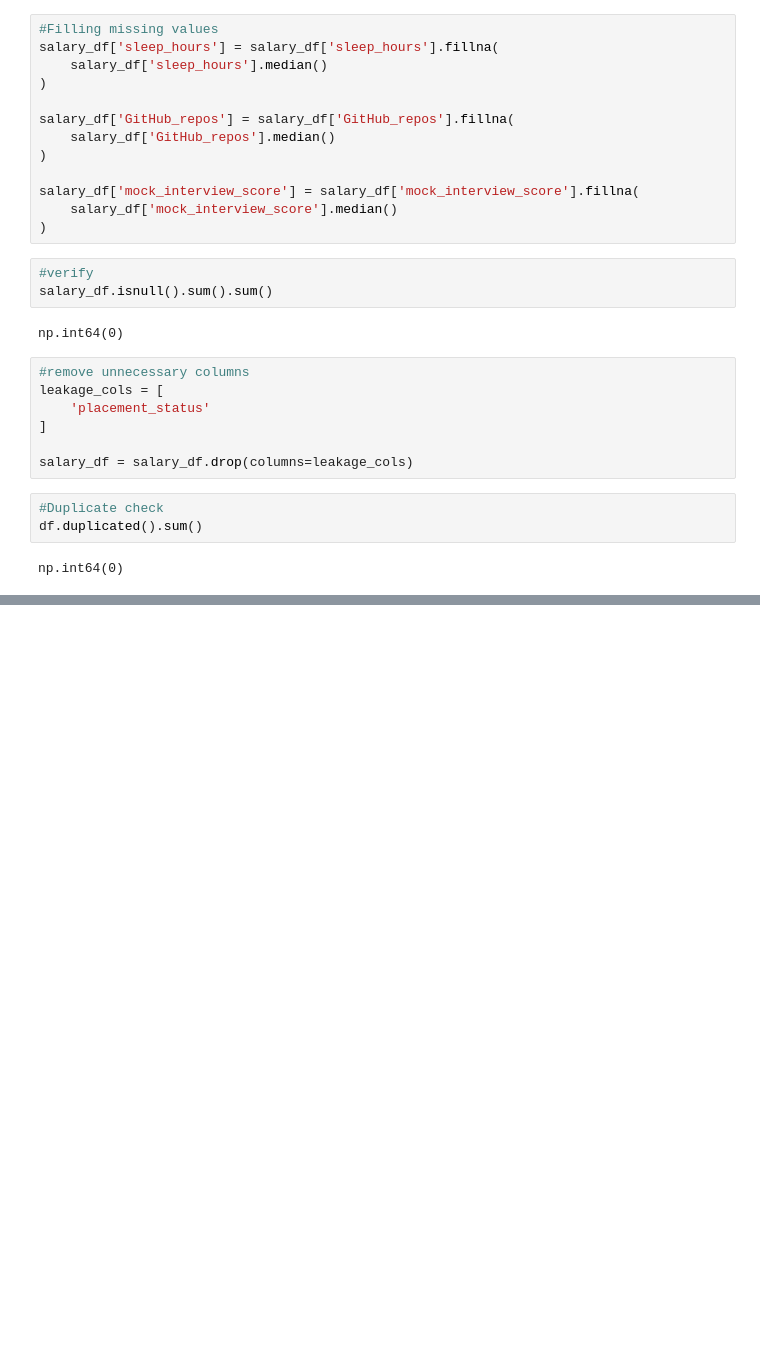
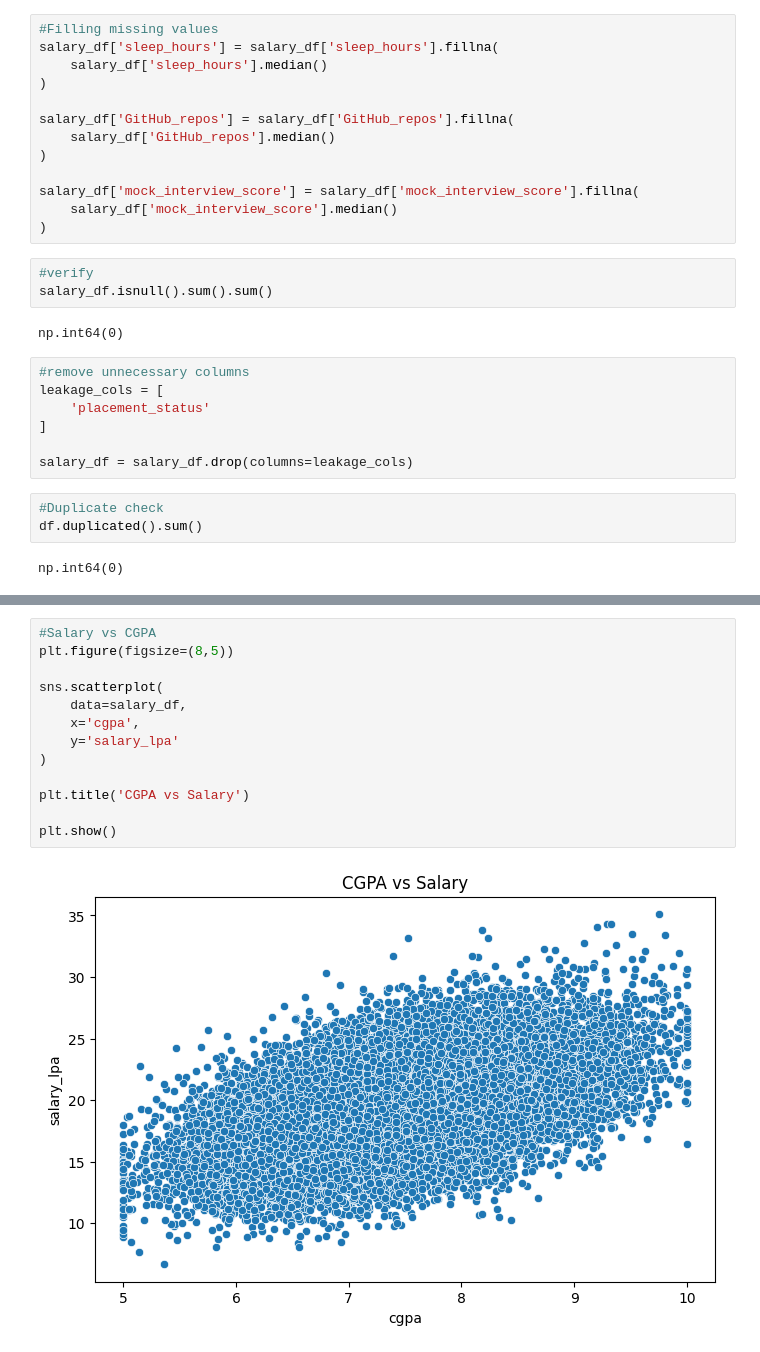
Before and after one commit to DasithiJayasinghe/Student-Career-Success-Analytics, a Jupyter notebook: notebooks/Salary_Prediction.ipynb, the cells around one changed output, grey strips where cells are left out. Saved outputs shown, nothing was run; the diff lists cells and outputs as text; blank space fills up the shorter version.

```diff
--- a/notebooks/Salary_Prediction.ipynb
+++ b/notebooks/Salary_Prediction.ipynb
@@ -210,0 +300,15 @@ np.int64(0)
+# %%
+#Salary vs CGPA
+plt.figure(figsize=(8,5))
+
+sns.scatterplot(
+    data=salary_df,
+    x='cgpa',
+    y='salary_lpa'
+)
+
+plt.title('CGPA vs Salary')
+
+plt.show()
+# %% [output]
+[figure, added]
```
Also changed, not shown: parts of 19 cells of this notebook.
